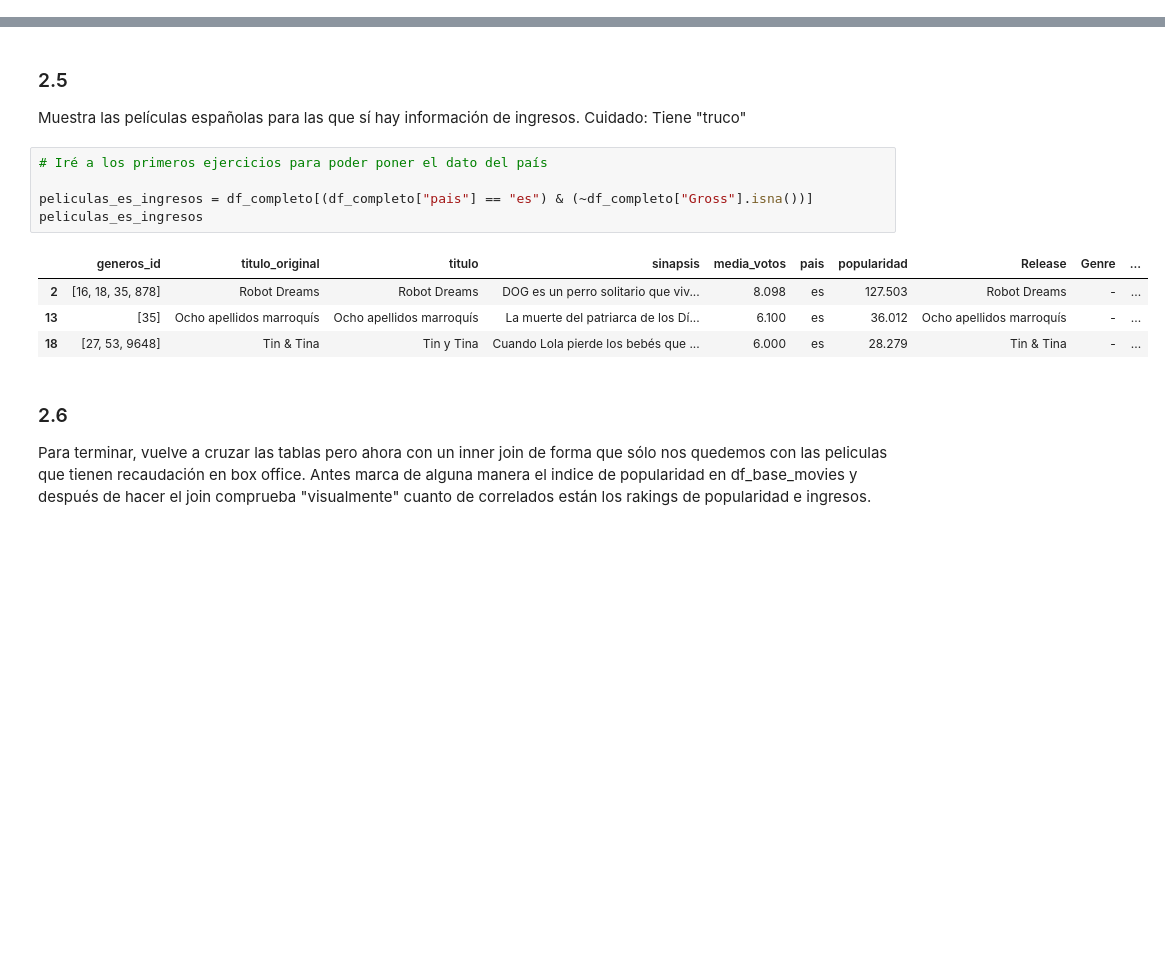
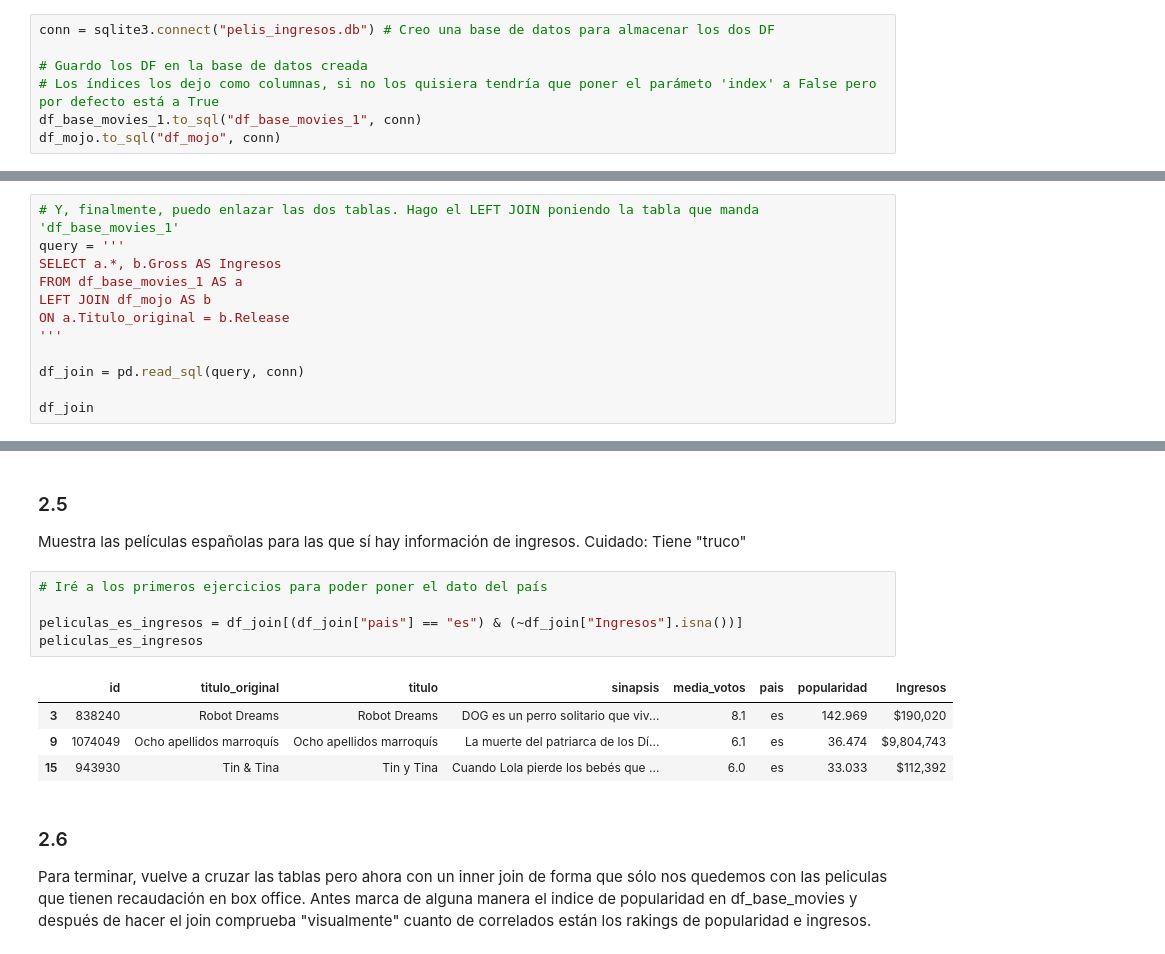
Before and after one commit to somm14/ONLINE_DS_THEBRIDGE_Soraya_M, a Jupyter notebook: 03_ Procesado_y_análisis_de_datos/Sprint_6/Unidad_1/Practica_obligatoria/18_Practica_Obligatoria_Scraping_API.ipynb, the cells around one changed output, grey strips where cells are left out. Cells and saved outputs as stored; diff of their text form; blank space fills up the shorter version.

```diff
--- a/03_ Procesado_y_análisis_de_datos/Sprint_6/Unidad_1/Practica_obligatoria/18_Practica_Obligatoria_Scraping_API.ipynb
+++ b/03_ Procesado_y_análisis_de_datos/Sprint_6/Unidad_1/Practica_obligatoria/18_Practica_Obligatoria_Scraping_API.ipynb
@@ -474,0 +479,7 @@ Hora de volver a nuestro `DataFrame` de peliculas obtenido de la API. Pégale la
+# %%
+conn = sqlite3.connect("pelis_ingresos.db") # Creo una base de datos para almacenar los dos DF
+
+# Guardo los DF en la base de datos creada
+# Los índices los dejo como columnas, si no los quisiera tendría que poner el parámeto 'index' a False pero por defecto está a True
+df_base_movies_1.to_sql("df_base_movies_1", conn)
+df_mojo.to_sql("df_mojo", conn)
@@ -474,0 +509,12 @@ Hora de volver a nuestro `DataFrame` de peliculas obtenido de la API. Pégale la
+# %%
+# Y, finalmente, puedo enlazar las dos tablas. Hago el LEFT JOIN poniendo la tabla que manda 'df_base_movies_1'
+query = '''
+SELECT a.*, b.Gross AS Ingresos
+FROM df_base_movies_1 AS a
+LEFT JOIN df_mojo AS b
+ON a.Titulo_original = b.Release
+'''
+
+df_join = pd.read_sql(query, conn)
+
+df_join
@@ -482,13 +578,13 @@ Muestra las películas españolas para las que sí hay información de ingresos.
 # %%
 # Iré a los primeros ejercicios para poder poner el dato del país
 
-peliculas_es_ingresos = df_completo[(df_completo["pais"] == "es") & (~df_completo["Gross"].isna())]
+peliculas_es_ingresos = df_join[(df_join["pais"] == "es") & (~df_join["Ingresos"].isna())]
 peliculas_es_ingresos
 # %% [output]
-|  | generos_id | titulo_original | titulo | sinapsis | media_votos | pais | popularidad | Release | Genre | ... |
-| 2 | [16, 18, 35, 878] | Robot Dreams | Robot Dreams | DOG es un perro solitario que viv... | 8.098 | es | 127.503 | Robot Dreams | - | ... |
-| 13 | [35] | Ocho apellidos marroquís | Ocho apellidos marroquís | La muerte del patriarca de los Dí... | 6.100 | es | 36.012 | Ocho apellidos marroquís | - | ... |
-| 18 | [27, 53, 9648] | Tin & Tina | Tin y Tina | Cuando Lola pierde los bebés que ... | 6.000 | es | 28.279 | Tin & Tina | - | ... |
+|  | id | titulo_original | titulo | sinapsis | media_votos | pais | popularidad | Ingresos |
+| 3 | 838240 | Robot Dreams | Robot Dreams | DOG es un perro solitario que viv... | 8.1 | es | 142.969 | $190,020 |
+| 9 | 1074049 | Ocho apellidos marroquís | Ocho apellidos marroquís | La muerte del patriarca de los Dí... | 6.1 | es | 36.474 | $9,804,743 |
+| 15 | 943930 | Tin & Tina | Tin y Tina | Cuando Lola pierde los bebés que ... | 6.0 | es | 33.033 | $112,392 |
 # %% [markdown]
 ### 2.6
 Para terminar, vuelve a cruzar las tablas pero ahora con un inner join de forma que sólo nos quedemos con las peliculas que tienen recaudación en box office. Antes marca de alguna manera el indice de popularidad en df_base_movies y después de hacer el join comprueba "visualmente" cuanto de correlados están los rakings de popularidad e ingresos.
```
Also changed, not shown: parts of 21 cells of this notebook.
